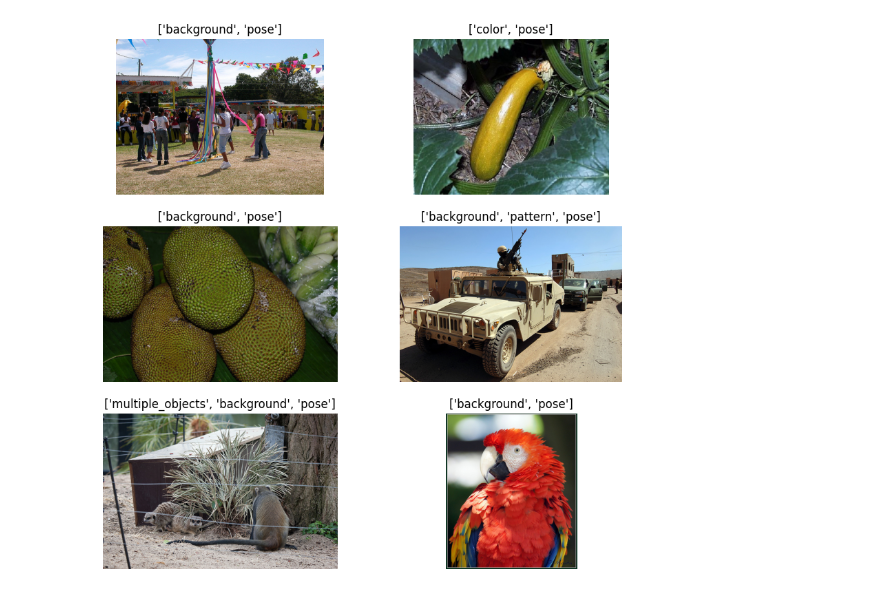
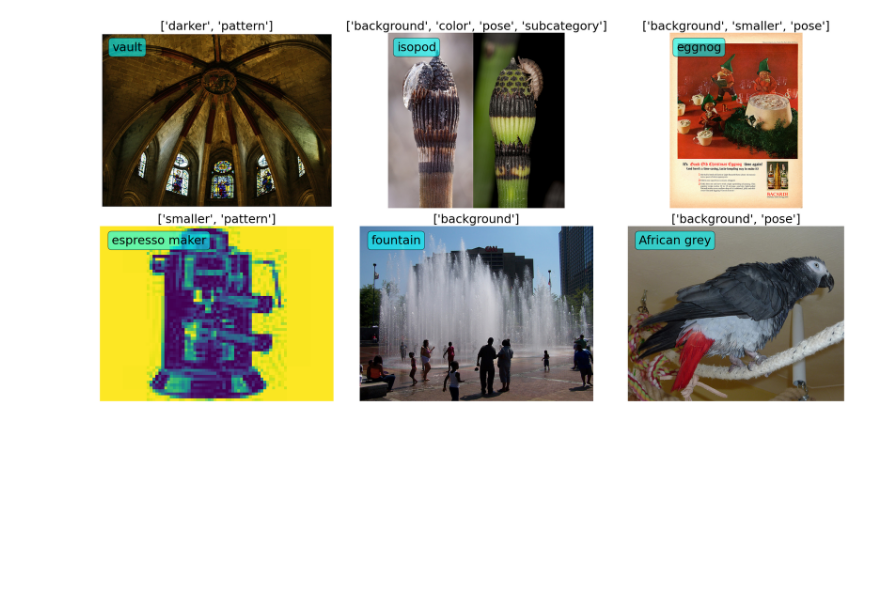
Before and after one commit to CarlAnSc/bachelor_project, a Jupyter notebook: error_ratios/plots.ipynb, the cells around one changed output. Drawn from its saved outputs; the diff is of its cells as text; code cells hidden in the pictures; blank space fills up the shorter version.

```diff
--- a/error_ratios/plots.ipynb
+++ b/error_ratios/plots.ipynb
@@ -16,6 +13,9 @@ samples = df1.sample(6)
 # %%
-samplescols = samples.columns[2:18]
-k = samples.iloc[:, 2:18].values
+df1 = pd.read_csv('../metalabel_objectivity/val_imgs_df.csv')
+samples = df1.sample(6)
+
+samplescols = samples.columns[1:17]
+k = samples.iloc[:, 1:17].values
 samples_labels = []
 l1 = []
 for item in k:
@@ -26,4 +26,12 @@ for item in k:
     samples_labels.append(l1)
 
 samples['labels'] = samples_labels
-samples
+
+root = "../data/ImageNetVal/"
+
+l1 = {}
+for path, subdirs, files in os.walk(root):
+    for name in files:
+        l1[name] = os.path.join(path, name)
+
+samples['path'] = samples['file_name'].apply(lambda x: l1[x])
@@ -48,10 +38,16 @@ samples['path'] = samples['file_name'].apply(lambda x: l1[x])
 # %%
 # plot 6 in a grid with matplotlib cropping them
-fig, axes = plt.subplots(3, 2, figsize=(10, 10))
+fig, axes = plt.subplots(2, 3, figsize=(20, 10))
 for i, ax in enumerate(axes.flat):
     img = plt.imread(samples.iloc[i]['path'])
     ax.imshow(img)
-    ax.set_title(samples_labels[i])
+    ax.set_title(samples_labels[i], fontsize=22)
+    props = dict(boxstyle='round', facecolor='cyan', alpha=0.6)
+    ax.text(0.05, 0.95, samples.iloc[i]['str_label'], transform=ax.transAxes, fontsize=22,
+        verticalalignment='top', bbox=props)
     ax.axis('off')
+fig.tight_layout()
+
+fig.savefig('../figures/imagenet_x_examples.png')
 # %% [output]
-[figure, old version]
+[figure, new version]
```
Also changed, not shown: parts of 6 cells of this notebook, 2 other files.
